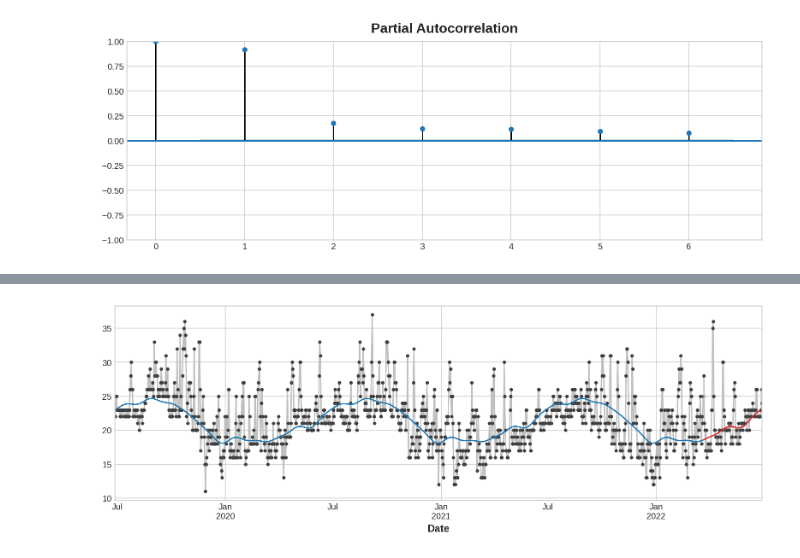
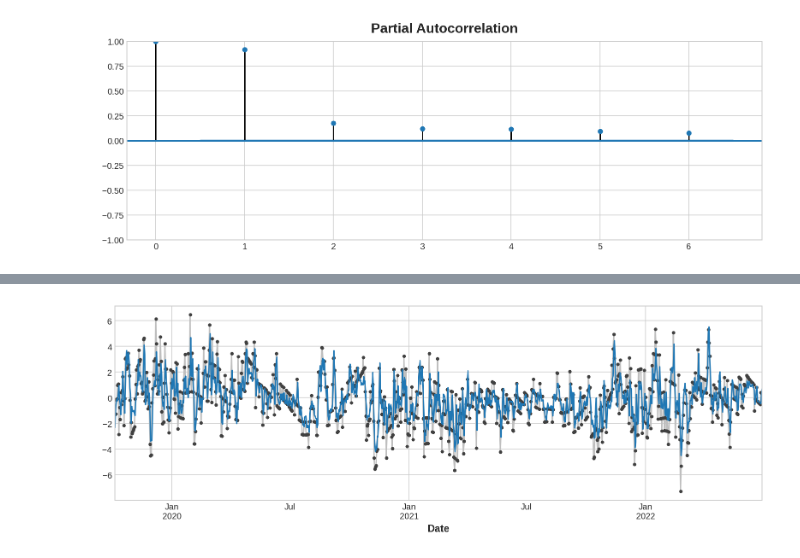
Before and after one commit to gunayyy21/Personal-Projects, a Jupyter notebook: LA weather time-analysis.ipynb, the cells around one changed output, grey strips where cells are left out. Saved outputs shown, nothing was run; the diff lists cells and outputs as text; code cells hidden in the pictures.

```diff
--- a/LA weather time-analysis.ipynb
+++ b/LA weather time-analysis.ipynb
@@ -565,0 +666,10 @@ Partial autocorrelation map shows that first two lags are more correlated with t
+# %%
+for i in range(1,3):
+  # 2 lag columns for maximum temperature will be created
+  lags["Lag_"+str(i)+"max"] = y_deseasoned_max.shift(i)
+
+  # 2 lag columns for minimum temperature will be created
+  lags["Lag_"+str(i)+"min"] = y_deseasoned_min.shift(i)
+# %%
+lags = lags.fillna(0.0)
+lags
@@ -573,0 +699,8 @@ y_fore = pd.Series(model.predict(X_test), index=y_test.index)
+# %%
+y_min = y_deseasoned_min
+X_train, X_test, y_train, y_test = train_test_split(lags, y_min, test_size=100, shuffle=False)
+model_time_series_min = LinearRegression()
+model_time_series_min.fit(X_train, y_train)
+
+y_pred_cyclic_min = pd.Series(model_time_series_min.predict(X_train), index=y_train.index)
+y_fore_cyclic_min = pd.Series(model_time_series_min.predict(X_test), index = y_test.index)
@@ -573,0 +733,2 @@ y_fore = pd.Series(model.predict(X_test), index=y_test.index)
+# %%
+y_cyclic_min = pd.concat([y_pred_cyclic_min, y_fore_cyclic_min])
@@ -574,8 +741,5 @@ y_fore = pd.Series(model.predict(X_test), index=y_test.index)
 # %%
-ax = y_train[-1000:].plot(**plot_params)
-ax = y_pred_seasonal[-1000:].plot(ax=ax)
-
-ax = y_test.plot(**plot_params)
-_ = y_fore.plot(ax=ax, color="C3")
+ax = y_deseasoned_min[-1000:].plot(**plot_params) # De-seasoned minimum temperatures
+ax = y_cyclic_min[-1000:].plot(ax=ax)
 # %% [output]
-[figure, old version]
+[figure, new version]
```
Also changed, not shown: parts of 84 cells of this notebook.
